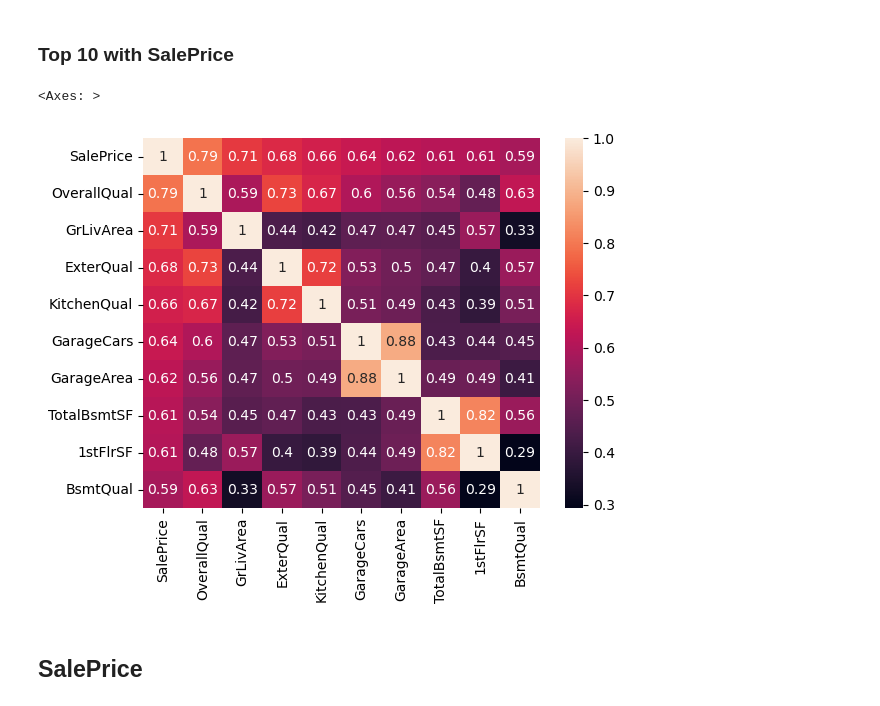
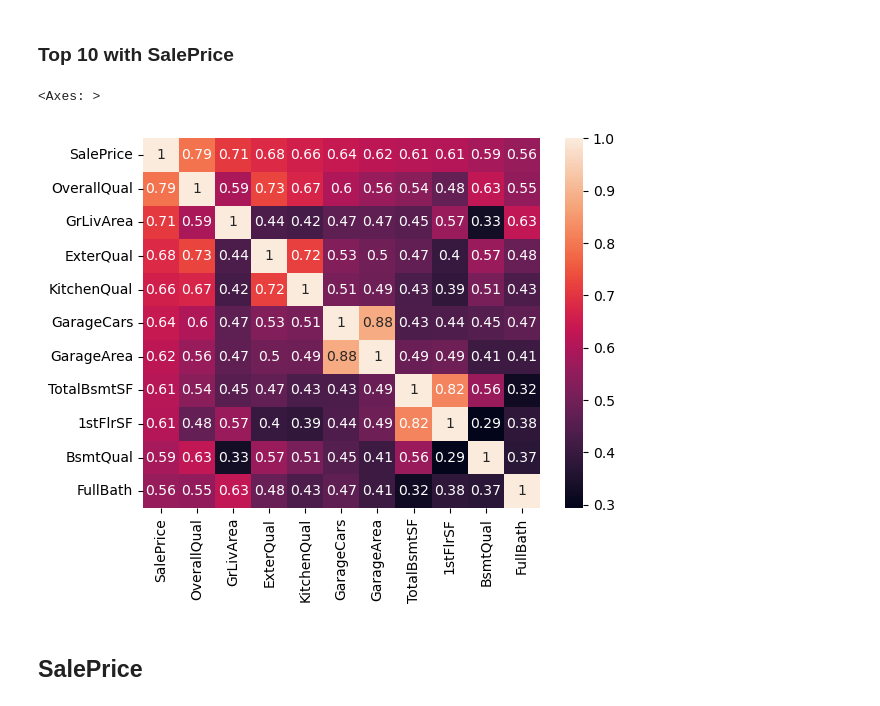
Before and after one commit to Chocomilkteaa/House-Prices, a Jupyter notebook: eda2.ipynb, the cells around one changed output. Saved outputs shown, nothing was run; the diff lists cells and outputs as text; code cells hidden in the pictures.

```diff
--- a/eda2.ipynb
+++ b/eda2.ipynb
@@ -269,12 +251,12 @@ sns.heatmap(corr, square=True)
 # %% [markdown]
 ### Top 10 with SalePrice
 # %%
-cols_10 = corr.nlargest(10, 'SalePrice')['SalePrice'].index
+cols_10 = corr.nlargest(11, 'SalePrice')['SalePrice'].index
 corr_10 = train_data[cols_10].corr()
 sns.heatmap(corr_10, annot=True)
 # %% [output]
 <Axes: >
-[figure, old version]
+[figure, new version]
 # %% [markdown]
 ## SalePrice
 # %%
```
Also changed, not shown: parts of 29 cells of this notebook, 2 other files.
